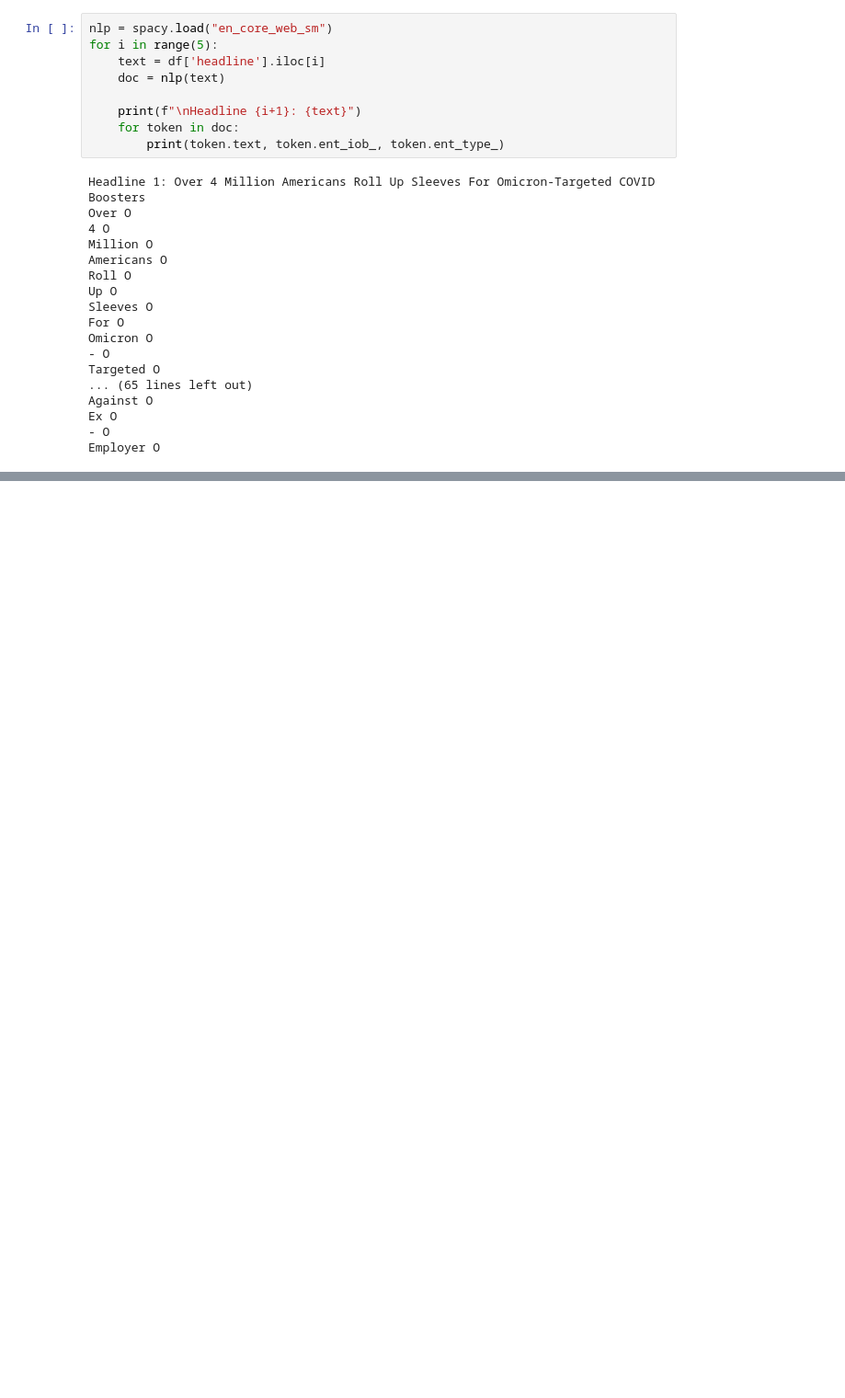
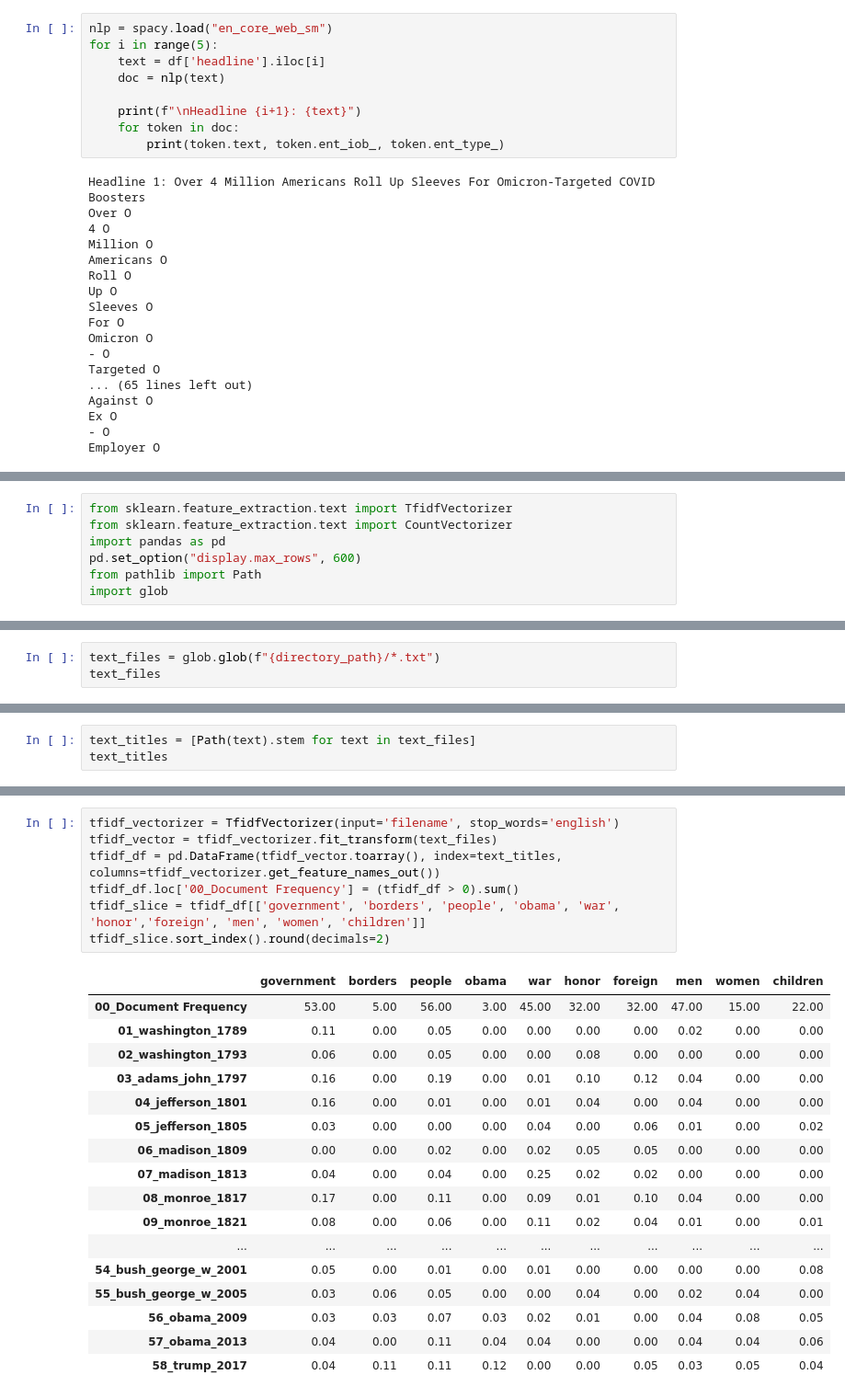
Before and after one commit to daniel-mehta/Natural-Language-Processing, a Jupyter notebook: Assignments/Assignment 03/Daniel_Mehta.ipynb, the cells around one changed output, grey strips where cells are left out. Shown at 92% size. Saved outputs shown, nothing was run; the diff lists cells and outputs as text; blank space fills up the shorter version.

```diff
--- a/Assignments/Assignment 03/Daniel_Mehta.ipynb
+++ b/Assignments/Assignment 03/Daniel_Mehta.ipynb
@@ -180,0 +197,7 @@ Employer O
+# %%
+from sklearn.feature_extraction.text import TfidfVectorizer
+from sklearn.feature_extraction.text import CountVectorizer
+import pandas as pd
+pd.set_option("display.max_rows", 600)
+from pathlib import Path
+import glob
@@ -180,0 +206,3 @@ Employer O
+# %%
+text_files = glob.glob(f"{directory_path}/*.txt")
+text_files
@@ -180,0 +227,3 @@ Employer O
+# %%
+text_titles = [Path(text).stem for text in text_files]
+text_titles
@@ -180,0 +248,25 @@ Employer O
+# %%
+tfidf_vectorizer = TfidfVectorizer(input='filename', stop_words='english')
+tfidf_vector = tfidf_vectorizer.fit_transform(text_files)
+tfidf_df = pd.DataFrame(tfidf_vector.toarray(), index=text_titles, columns=tfidf_vectorizer.get_feature_names_out())
+tfidf_df.loc['00_Document Frequency'] = (tfidf_df > 0).sum()
+tfidf_slice = tfidf_df[['government', 'borders', 'people', 'obama', 'war', 'honor','foreign', 'men', 'women', 'children']]
+tfidf_slice.sort_index().round(decimals=2)
+# %% [output]
+|  | government | borders | people | obama | war | honor | foreign | men | women | children |
+| 00_Document Frequency | 53.00 | 5.00 | 56.00 | 3.00 | 45.00 | 32.00 | 32.00 | 47.00 | 15.00 | 22.00 |
+| 01_washington_1789 | 0.11 | 0.00 | 0.05 | 0.00 | 0.00 | 0.00 | 0.00 | 0.02 | 0.00 | 0.00 |
+| 02_washington_1793 | 0.06 | 0.00 | 0.05 | 0.00 | 0.00 | 0.08 | 0.00 | 0.00 | 0.00 | 0.00 |
+| 03_adams_john_1797 | 0.16 | 0.00 | 0.19 | 0.00 | 0.01 | 0.10 | 0.12 | 0.04 | 0.00 | 0.00 |
+| 04_jefferson_1801 | 0.16 | 0.00 | 0.01 | 0.00 | 0.01 | 0.04 | 0.00 | 0.04 | 0.00 | 0.00 |
+| 05_jefferson_1805 | 0.03 | 0.00 | 0.00 | 0.00 | 0.04 | 0.00 | 0.06 | 0.01 | 0.00 | 0.02 |
+| 06_madison_1809 | 0.00 | 0.00 | 0.02 | 0.00 | 0.02 | 0.05 | 0.05 | 0.00 | 0.00 | 0.00 |
+| 07_madison_1813 | 0.04 | 0.00 | 0.04 | 0.00 | 0.25 | 0.02 | 0.02 | 0.00 | 0.00 | 0.00 |
+| 08_monroe_1817 | 0.17 | 0.00 | 0.11 | 0.00 | 0.09 | 0.01 | 0.10 | 0.04 | 0.00 | 0.00 |
+| 09_monroe_1821 | 0.08 | 0.00 | 0.06 | 0.00 | 0.11 | 0.02 | 0.04 | 0.01 | 0.00 | 0.01 |
+| ... | ... | ... | ... | ... | ... | ... | ... | ... | ... | ... |
+| 54_bush_george_w_2001 | 0.05 | 0.00 | 0.01 | 0.00 | 0.01 | 0.00 | 0.00 | 0.00 | 0.00 | 0.08 |
+| 55_bush_george_w_2005 | 0.03 | 0.06 | 0.05 | 0.00 | 0.00 | 0.04 | 0.00 | 0.02 | 0.04 | 0.00 |
+| 56_obama_2009 | 0.03 | 0.03 | 0.07 | 0.03 | 0.02 | 0.01 | 0.00 | 0.04 | 0.08 | 0.05 |
+| 57_obama_2013 | 0.04 | 0.00 | 0.11 | 0.04 | 0.04 | 0.00 | 0.00 | 0.04 | 0.04 | 0.06 |
+| 58_trump_2017 | 0.04 | 0.11 | 0.11 | 0.12 | 0.00 | 0.00 | 0.05 | 0.03 | 0.05 | 0.04 |
```
Also changed, not shown: parts of 12 cells of this notebook.
